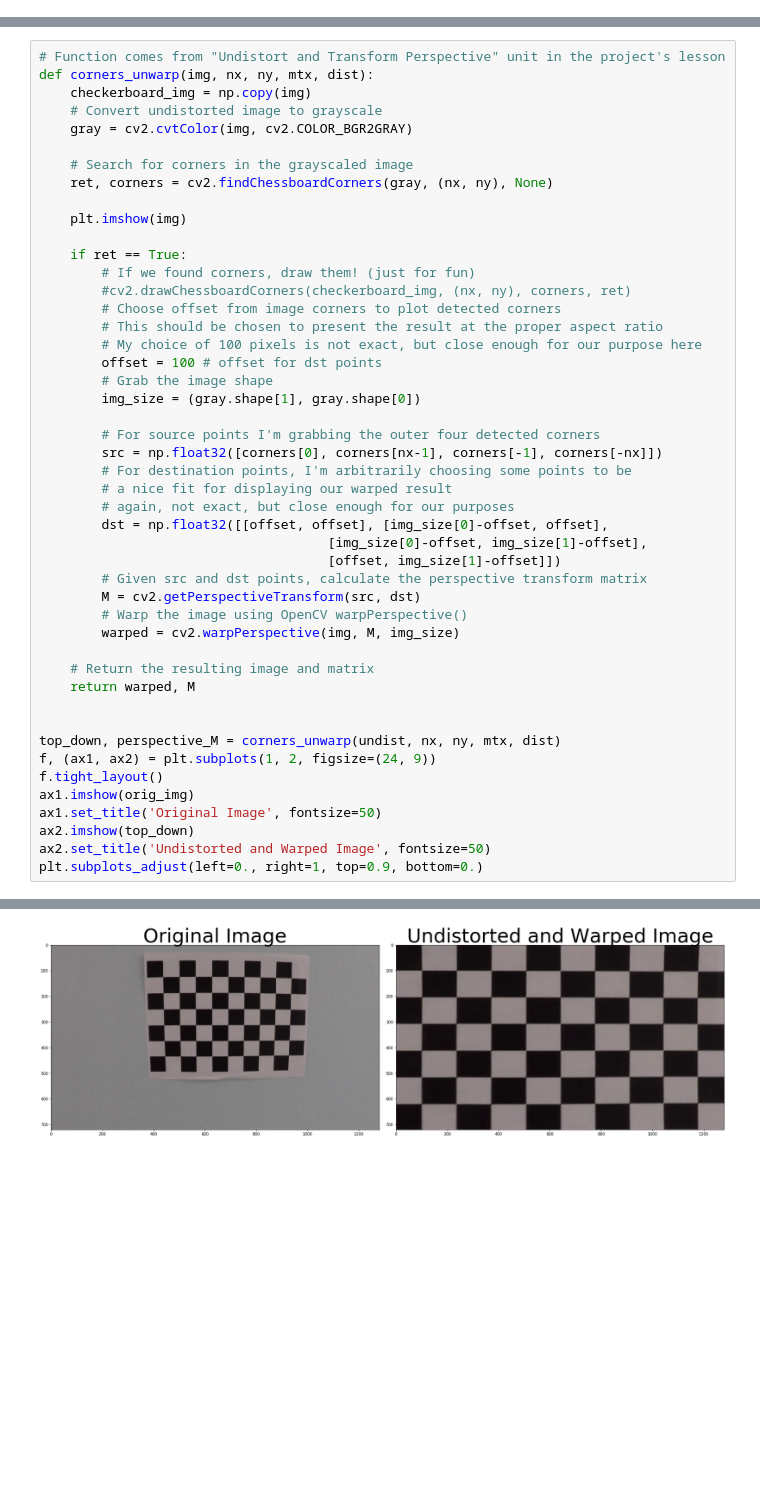
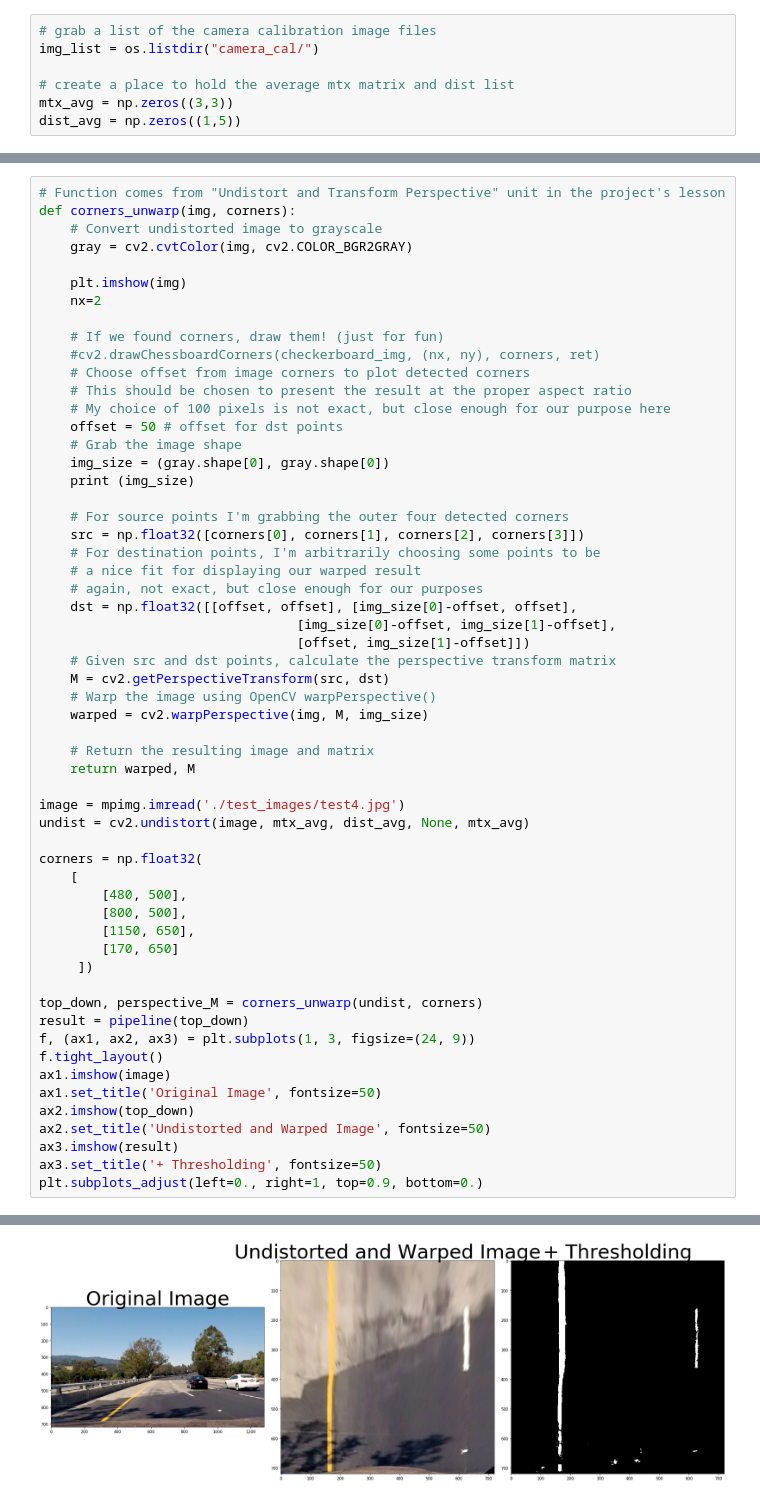
Before and after one commit to agubrud/udacity_carnd_term1, a Jupyter notebook: CarND-Advanced-Lane-Lines/AdvancedLaneLines.ipynb, the cells around one changed output, grey strips where cells are left out. Drawn from its saved outputs; the diff is of its cells as text; blank space fills up the shorter version.

Commit message:
added thresholding and dumb perspective warping

```diff
--- a/CarND-Advanced-Lane-Lines/AdvancedLaneLines.ipynb
+++ b/CarND-Advanced-Lane-Lines/AdvancedLaneLines.ipynb
@@ -9,3 +12,10 @@ Calibrating the camera
+# %%
+# grab a list of the camera calibration image files
+img_list = os.listdir("camera_cal/")
+
+# create a place to hold the average mtx matrix and dist list
+mtx_avg = np.zeros((3,3))
+dist_avg = np.zeros((1,5))
 # %%
 %matplotlib inline
 
@@ -63,48 +211,58 @@ plt.imshow(undist)
 # %%
 # Function comes from "Undistort and Transform Perspective" unit in the project's lesson
-def corners_unwarp(img, nx, ny, mtx, dist):
-    checkerboard_img = np.copy(img)
+def corners_unwarp(img, corners):
     # Convert undistorted image to grayscale
     gray = cv2.cvtColor(img, cv2.COLOR_BGR2GRAY)
 
-    # Search for corners in the grayscaled image
-    ret, corners = cv2.findChessboardCorners(gray, (nx, ny), None)
+    plt.imshow(img)
+    nx=2
 
-    plt.imshow(img)
+    # If we found corners, draw them! (just for fun)
+    #cv2.drawChessboardCorners(checkerboard_img, (nx, ny), corners, ret)
+    # Choose offset from image corners to plot detected corners
+    # This should be chosen to present the result at the proper aspect ratio
+    # My choice of 100 pixels is not exact, but close enough for our purpose here
+    offset = 50 # offset for dst points
+    # Grab the image shape
+    img_size = (gray.shape[0], gray.shape[0])
+    print (img_size)
 
-    if ret == True:
-        # If we found corners, draw them! (just for fun)
-        #cv2.drawChessboardCorners(checkerboard_img, (nx, ny), corners, ret)
-        # Choose offset from image corners to plot detected corners
-        # This should be chosen to present the result at the proper aspect ratio
-        # My choice of 100 pixels is not exact, but close enough for our purpose here
-        offset = 100 # offset for dst points
-        # Grab the image shape
-        img_size = (gray.shape[1], gray.shape[0])
-
-        # For source points I'm grabbing the outer four detected corners
-        src = np.float32([corners[0], corners[nx-1], corners[-1], corners[-nx]])
-        # For destination points, I'm arbitrarily choosing some points to be
-        # a nice fit for displaying our warped result
-        # again, not exact, but close enough for our purposes
-        dst = np.float32([[offset, offset], [img_size[0]-offset, offset],
-                                     [img_size[0]-offset, img_size[1]-offset],
-                                     [offset, img_size[1]-offset]])
-        # Given src and dst points, calculate the perspective transform matrix
-        M = cv2.getPerspectiveTransform(src, dst)
-        # Warp the image using OpenCV warpPerspective()
-        warped = cv2.warpPerspective(img, M, img_size)
+    # For source points I'm grabbing the outer four detected corners
+    src = np.float32([corners[0], corners[1], corners[2], corners[3]])
+    # For destination points, I'm arbitrarily choosing some points to be
+    # a nice fit for displaying our warped result
+    # again, not exact, but close enough for our purposes
+    dst = np.float32([[offset, offset], [img_size[0]-offset, offset],
+                                 [img_size[0]-offset, img_size[1]-offset],
+                                 [offset, img_size[1]-offset]])
+    # Given src and dst points, calculate the perspective transform matrix
+    M = cv2.getPerspectiveTransform(src, dst)
+    # Warp the image using OpenCV warpPerspective()
+    warped = cv2.warpPerspective(img, M, img_size)
 
     # Return the resulting image and matrix
     return warped, M
 
+image = mpimg.imread('./test_images/test4.jpg')
+undist = cv2.undistort(image, mtx_avg, dist_avg, None, mtx_avg)
 
-top_down, perspective_M = corners_unwarp(undist, nx, ny, mtx, dist)
-f, (ax1, ax2) = plt.subplots(1, 2, figsize=(24, 9))
+corners = np.float32(
+    [
+        [480, 500],
+        [800, 500],
+        [1150, 650],
+        [170, 650]
+     ])
+
+top_down, perspective_M = corners_unwarp(undist, corners)
+result = pipeline(top_down)
+f, (ax1, ax2, ax3) = plt.subplots(1, 3, figsize=(24, 9))
 f.tight_layout()
-ax1.imshow(orig_img)
+ax1.imshow(image)
 ax1.set_title('Original Image', fontsize=50)
 ax2.imshow(top_down)
 ax2.set_title('Undistorted and Warped Image', fontsize=50)
+ax3.imshow(result)
+ax3.set_title('+ Thresholding', fontsize=50)
 plt.subplots_adjust(left=0., right=1, top=0.9, bottom=0.)
 # %% [output]
@@ -112 +271 @@ plt.subplots_adjust(left=0., right=1, top=0.9, bottom=0.)
-[figure, old version]
+[figure, new version]
```
Also changed, not shown: parts of 12 cells of this notebook, 15 other files.
